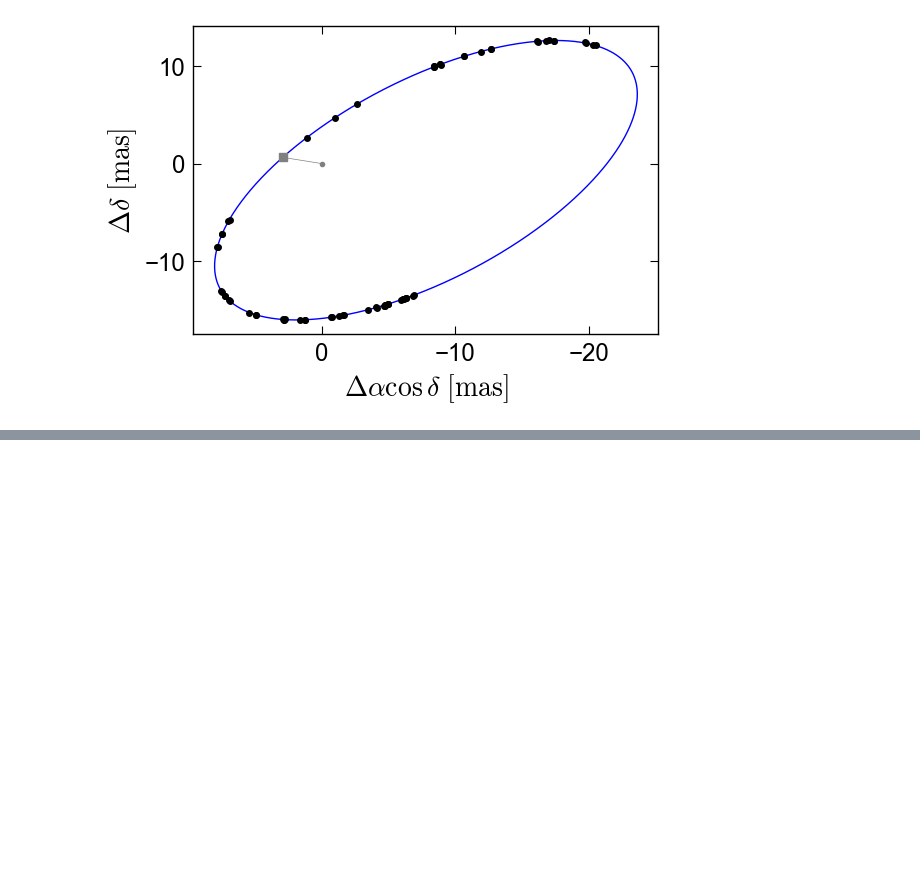
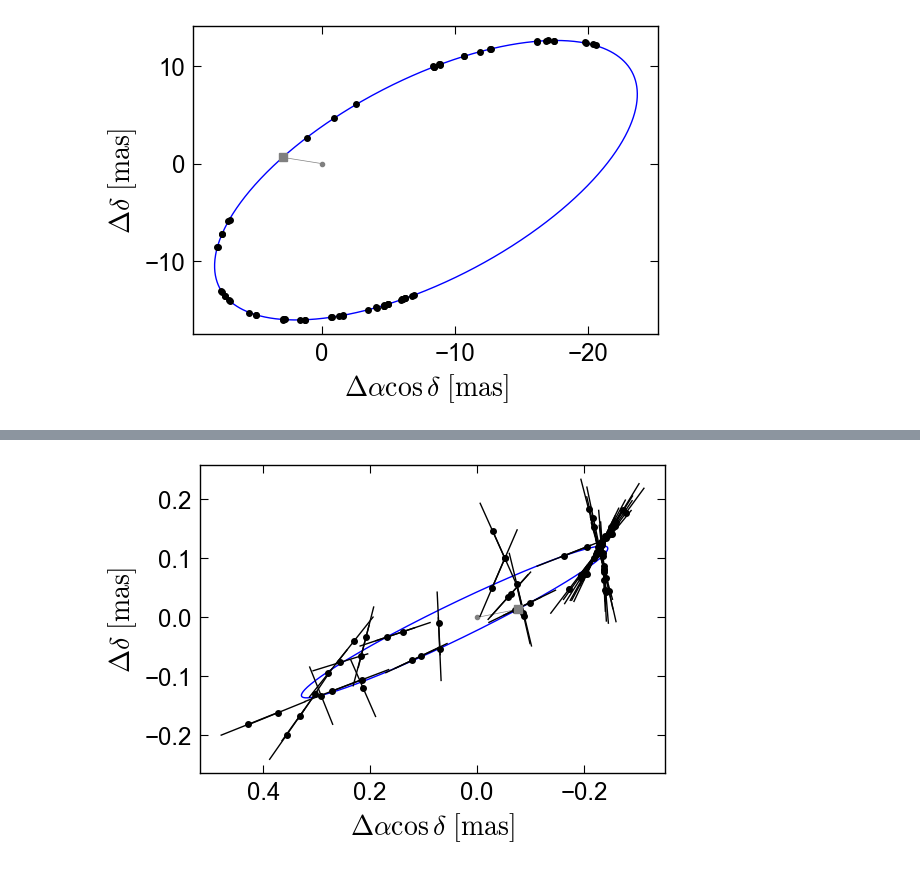
Before and after one commit to kareemelbadry/gaiamock, a Jupyter notebook: demo.ipynb, the cells around one changed output, grey strips where cells are left out. Saved outputs shown, nothing was run; the diff lists cells and outputs as text; code cells hidden in the pictures; blank space fills up the shorter version.

```diff
--- a/demo.ipynb
+++ b/demo.ipynb
@@ -317,0 +359,20 @@ gaiamock.plot_2d_orbit_and_residuals(t_ast_yr = t_ast_yr_mean, psi=psi_mean, plx
+# %%
+# plot the best-fit orbit
+best = np.argmax(L)
+period, ecc, Tp = samples[0][best], samples[1][best], samples[2][best]
+phi_p = 2*np.pi*Tp/period
+chi2, mu_linear = gaiamock.get_astrometric_chi2(t_ast_yr = t_ast_yr, psi = psi, plx_factor = plx_factor,
+        ast_obs = ast_obs, ast_err = ast_err, P = period, phi_p = phi_p, ecc = ecc, c_funcs=c_funcs)
+ra_off, pmra, dec_off, pmdec, plx, B, G, A, F = mu_linear
+
+# translate into campbell elements
+a0_mas, inc, w, omega = gaiamock.get_Campbell_elements(A=A, B=B, F=F, G=G)
+M1 = 0.9 # msun
+M2 = gaiamock.get_companion_mass_from_mass_function(M1=M1, a0_mas=a0_mas, period=period,
+                                                    parallax=plx, fluxratio=0.2, tol=1e-6)
+gaiamock.plot_2d_orbit_and_residuals(t_ast_yr = t_ast_yr, psi=psi, plx_factor=plx_factor,
+            ast_obs=ast_obs, ast_err=ast_err, period = period, ecc=ecc, Tp=Tp,
+            m1=M1, m2=M2, delta_ra=ra_off,delta_dec=dec_off, parallax=plx, pmra=pmra, pmdec=pmdec, f=0.2,
+            data_release='dr3', w=w, omega=omega, inc=inc, c_funcs=c_funcs)
+# %% [output]
+[figure, added]
```
Also changed, not shown: parts of 20 cells of this notebook, 3 other files.
